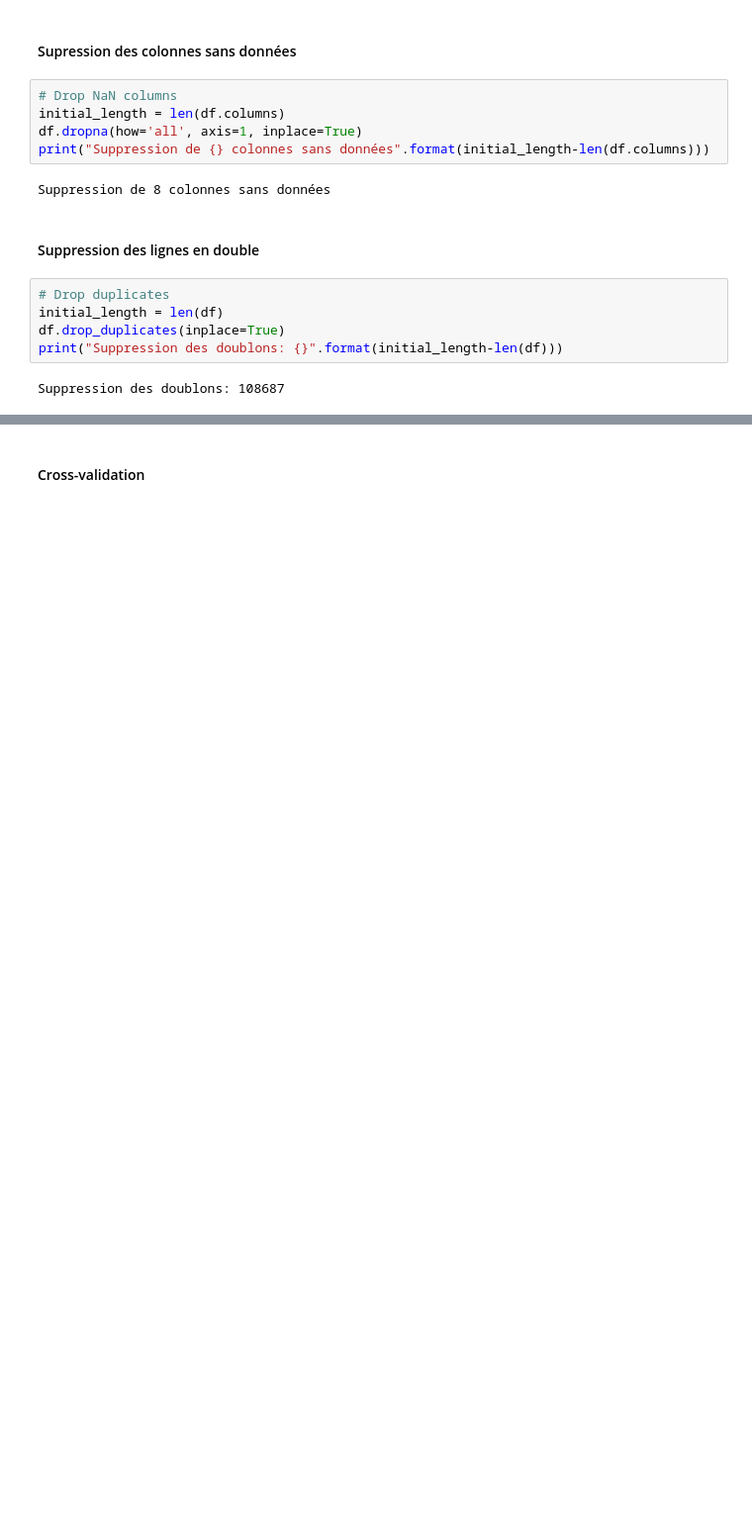
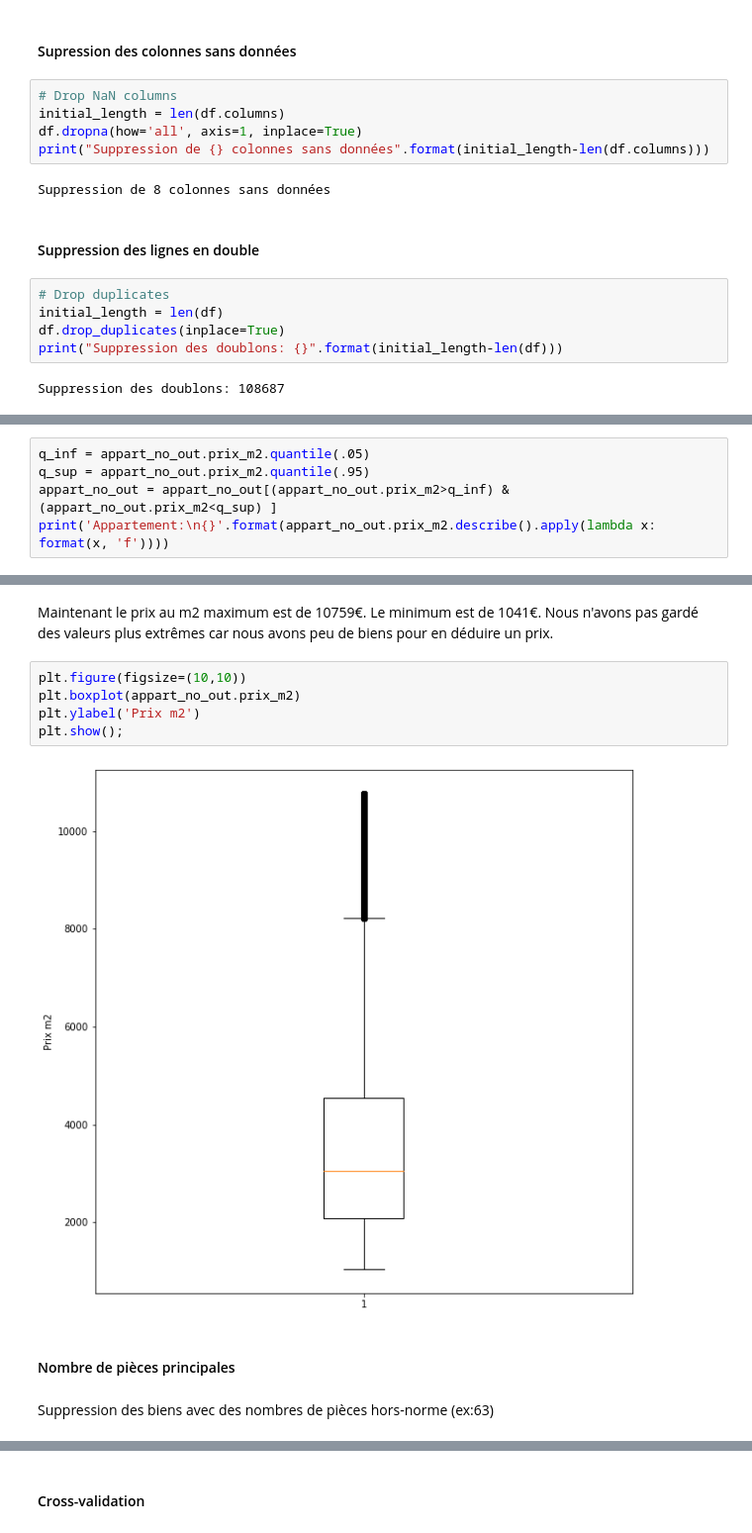
Before and after one commit to houseofai/french-realestate-price-prediction, a Jupyter notebook: Valeurs Foncieres Française.ipynb, the cells around one changed output, grey strips where cells are left out. Shown at 99% size. Saved outputs shown, nothing was run; the diff lists cells and outputs as text; blank space fills up the shorter version.

```diff
--- a/Valeurs Foncieres Française.ipynb
+++ b/Valeurs Foncieres Française.ipynb
@@ -398,0 +205,5 @@ reg.score(X_test, y_test)
+# %%
+q_inf = appart_no_out.prix_m2.quantile(.05)
+q_sup = appart_no_out.prix_m2.quantile(.95)
+appart_no_out = appart_no_out[(appart_no_out.prix_m2>q_inf) & (appart_no_out.prix_m2<q_sup) ]
+print('Appartement:\n{}'.format(appart_no_out.prix_m2.describe().apply(lambda x: format(x, 'f'))))
@@ -398,0 +221,13 @@ reg.score(X_test, y_test)
+# %% [markdown]
+Maintenant le prix au m2 maximum est de 10759€. Le minimum est de 1041€. Nous n'avons pas gardé des valeurs plus extrêmes car nous avons peu de biens pour en déduire un prix.
+# %%
+plt.figure(figsize=(10,10))
+plt.boxplot(appart_no_out.prix_m2)
+plt.ylabel('Prix m2')
+plt.show();
+# %% [output]
+[figure, added]
+# %% [markdown]
+#### Nombre de pièces principales
+# %% [markdown]
+Suppression des biens avec des nombres de pièces hors-norme (ex:63)
```
Also changed, not shown: parts of 80 cells of this notebook.
